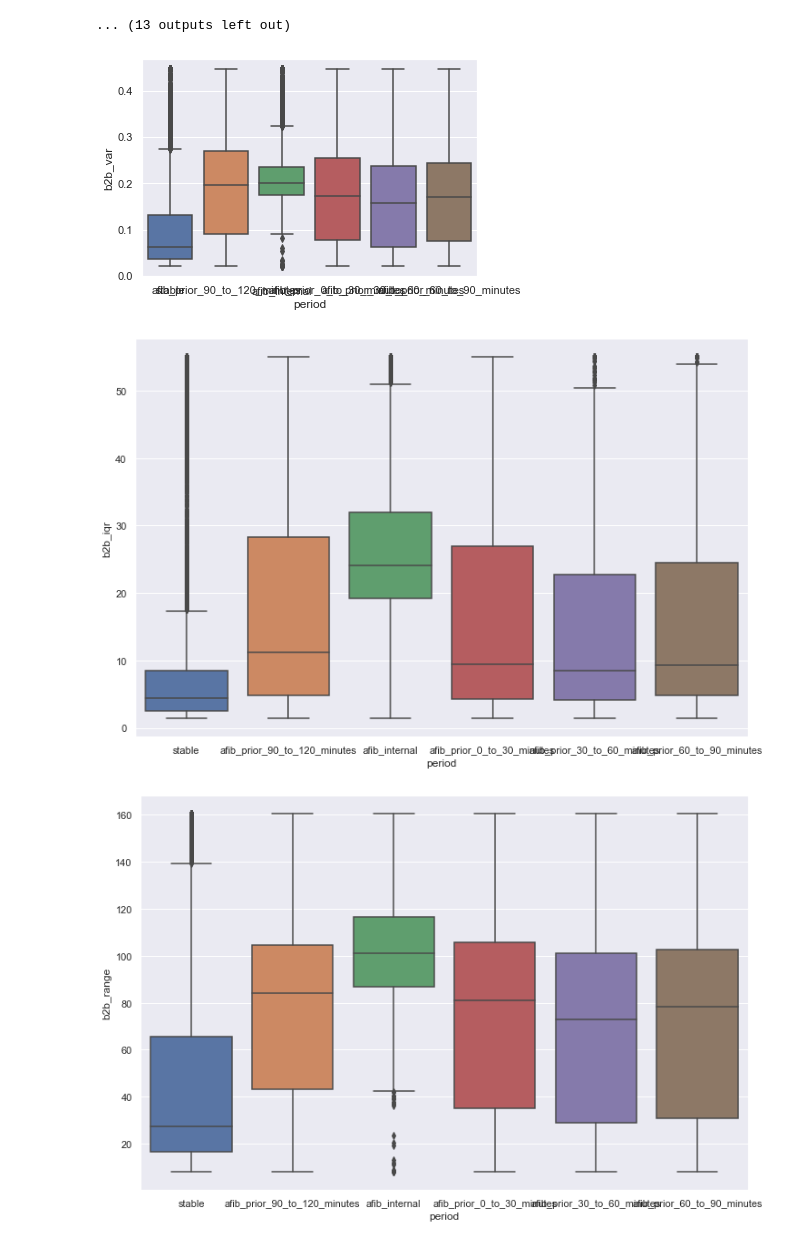
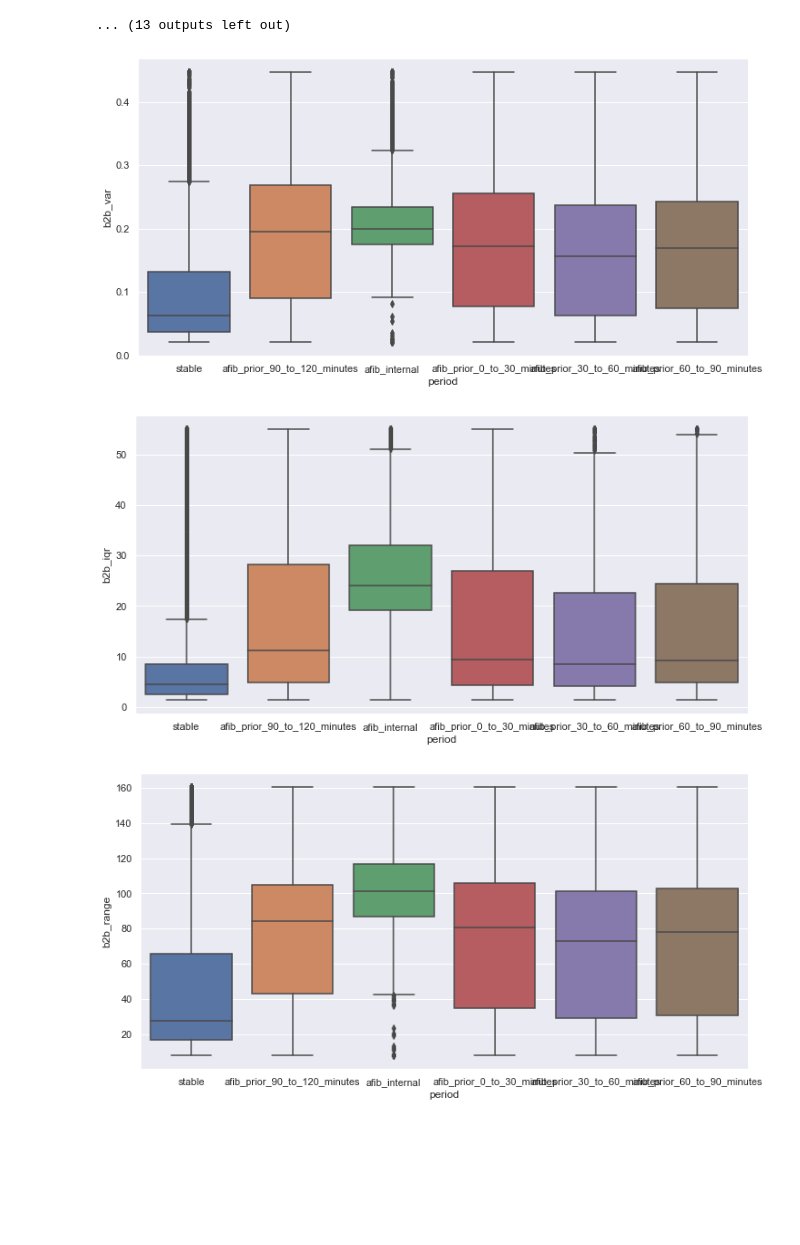
Before and after one commit to autonlab/afib_detection, a Jupyter notebook: notebooks/data_exploration.ipynb, the cells around one changed output. Cells and saved outputs as stored; diff of their text form; code cells hidden in the pictures; blank space fills up the shorter version.

Commit message:
bigger plots

```diff
--- a/notebooks/data_exploration.ipynb
+++ b/notebooks/data_exploration.ipynb
@@ -80,24 +80,24 @@ for feat in getDataConfig().features_nk:
 # %%
 categorizedDF = categorized.copy().drop_duplicates(subset=dataDF.columns, keep='last')
 import seaborn as sns
 def boxAndWhiskers(feat, df):
     df = df.copy()
     # first winsorize all data
     df[feat] = sp.stats.mstats.winsorize(df[feat], limits=[.02, .02])
-    sns.set(rc={'figure.figsize':(16,8)})
+    sns.set(rc={'figure.figsize':(20,8)})
     plt.figure()
     sns.boxplot(y=feat, x='period', data=df.reset_index())
     # ax = df.plot(kind='box', x='period', y=feat, title=f'{feat} boxplot organized by period')
     # for period in df['period'].unique():
     #     plt.boxplot(df[df['period'] == period][feat], label=period)
     # plt.title(f'{feat} distribution organized by period')
     # plt.legend()
     # plt.xlabel(feat)
     # plt.show()
 from data.utilities import getDataConfig
 for feat in getDataConfig().features_nk:
     boxAndWhiskers(feat, categorizedDF)
 # %% [output]
-[figure, old version]
+[figure, new version]
-[figure, old version]
+[figure, new version]
-[figure, old version]
+[figure, new version]
```
Also changed, not shown: parts of 2 cells of this notebook.
